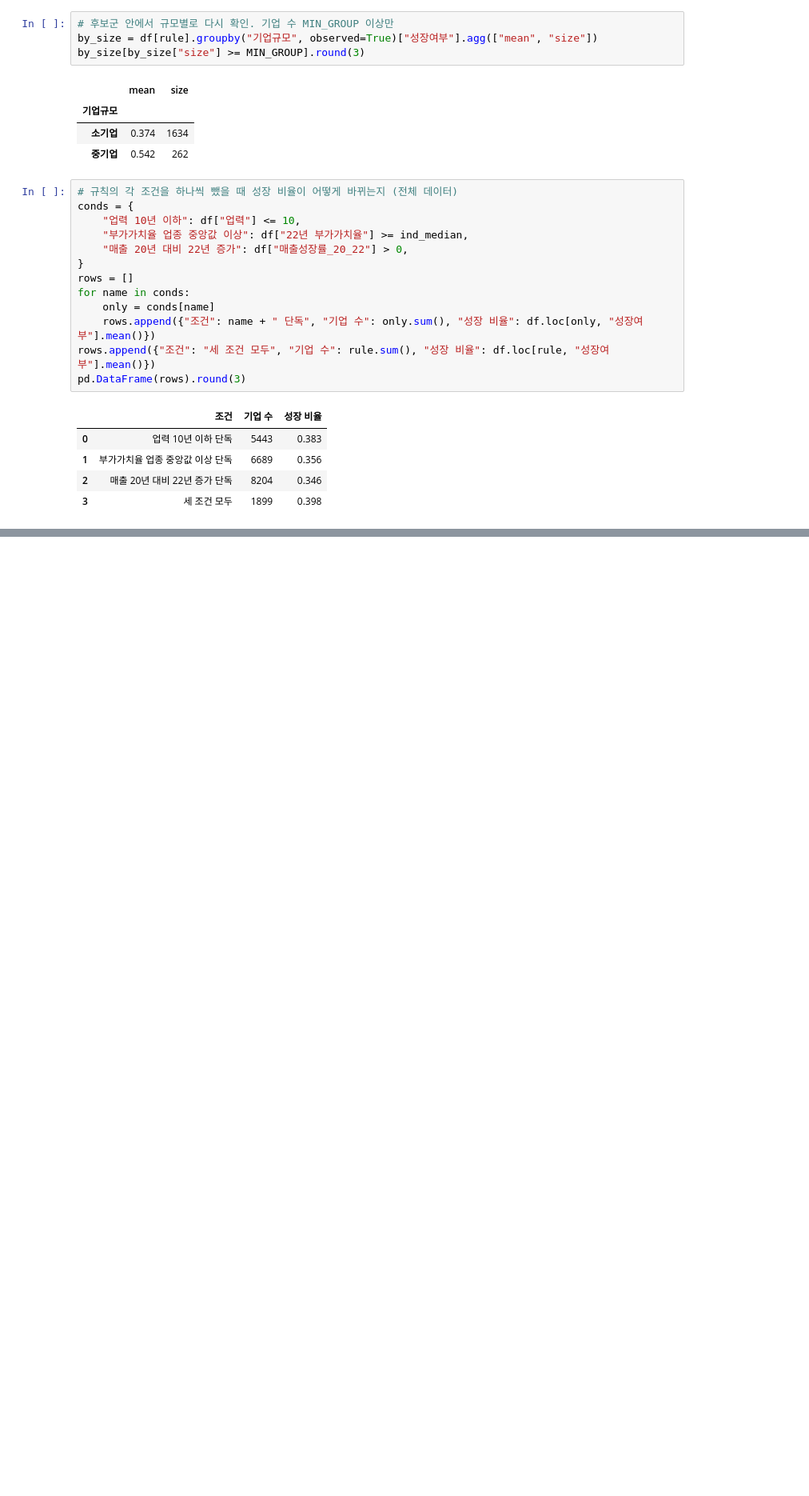
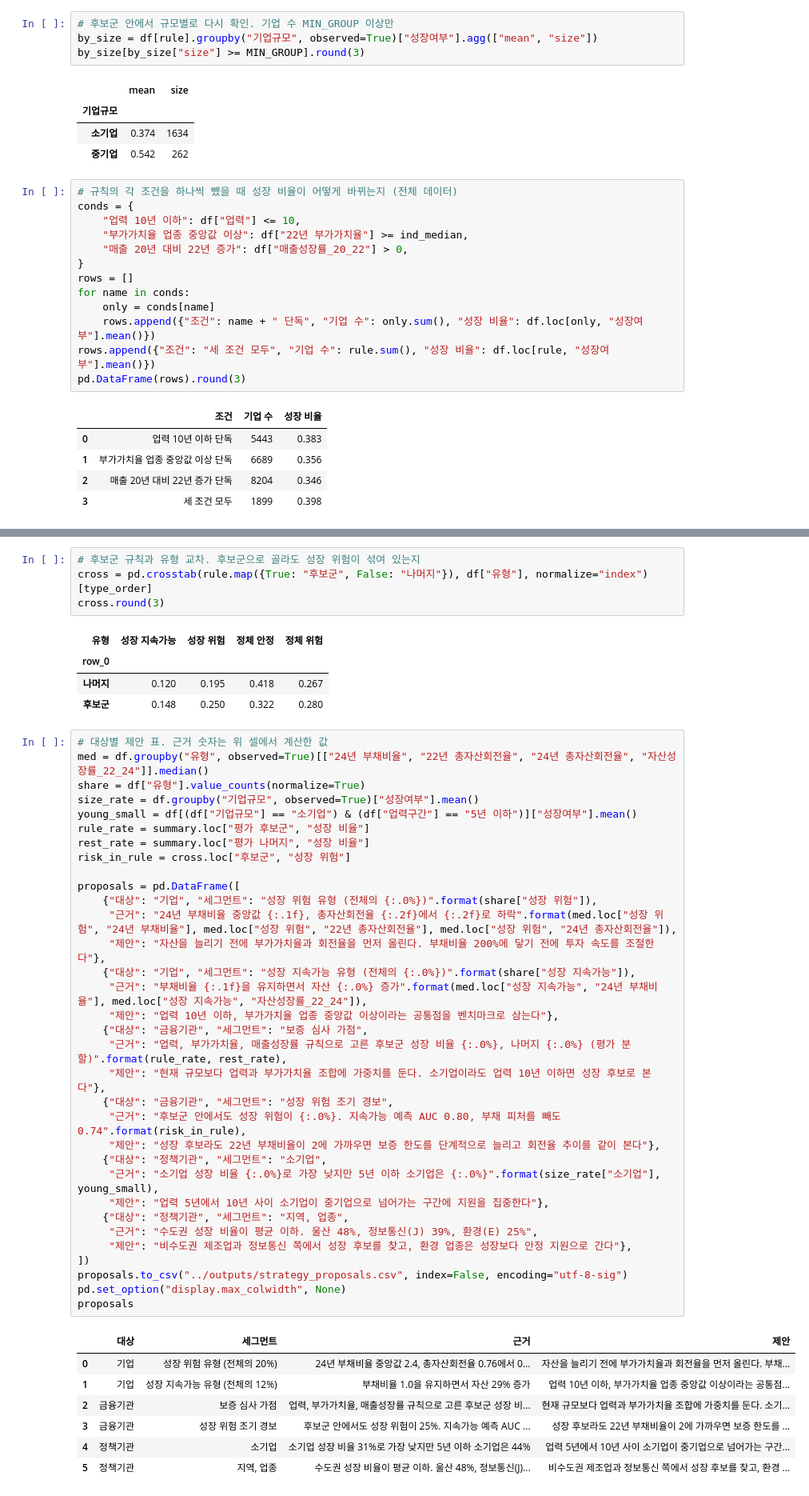
Before and after one commit to JeongHyck06/2026-2_DS_Hackathon, a Jupyter notebook: notebooks/strategy.ipynb, the cells around one changed output, grey strips where cells are left out. Shown at 80% size. Saved outputs shown, nothing was run; the diff lists cells and outputs as text; blank space fills up the shorter version.

```diff
--- a/notebooks/strategy.ipynb
+++ b/notebooks/strategy.ipynb
@@ -190,0 +249,50 @@ pd.DataFrame(rows).round(3)
+# %%
+# 후보군 규칙과 유형 교차. 후보군으로 골라도 성장 위험이 섞여 있는지
+cross = pd.crosstab(rule.map({True: "후보군", False: "나머지"}), df["유형"], normalize="index")[type_order]
+cross.round(3)
+# %% [output]
+| 유형 | 성장 지속가능 | 성장 위험 | 정체 안정 | 정체 위험 |
+| row_0 |  |  |  |  |
+| 나머지 | 0.120 | 0.195 | 0.418 | 0.267 |
+| 후보군 | 0.148 | 0.250 | 0.322 | 0.280 |
+# %%
+# 대상별 제안 표. 근거 숫자는 위 셀에서 계산한 값
+med = df.groupby("유형", observed=True)[["24년 부채비율", "22년 총자산회전율", "24년 총자산회전율", "자산성장률_22_24"]].median()
+share = df["유형"].value_counts(normalize=True)
+size_rate = df.groupby("기업규모", observed=True)["성장여부"].mean()
+young_small = df[(df["기업규모"] == "소기업") & (df["업력구간"] == "5년 이하")]["성장여부"].mean()
+rule_rate = summary.loc["평가 후보군", "성장 비율"]
+rest_rate = summary.loc["평가 나머지", "성장 비율"]
+risk_in_rule = cross.loc["후보군", "성장 위험"]
+
+proposals = pd.DataFrame([
+    {"대상": "기업", "세그먼트": "성장 위험 유형 (전체의 {:.0%})".format(share["성장 위험"]),
+     "근거": "24년 부채비율 중앙값 {:.1f}, 총자산회전율 {:.2f}에서 {:.2f}로 하락".format(med.loc["성장 위험", "24년 부채비율"], med.loc["성장 위험", "22년 총자산회전율"], med.loc["성장 위험", "24년 총자산회전율"]),
+     "제안": "자산을 늘리기 전에 부가가치율과 회전율을 먼저 올린다. 부채비율 200%에 닿기 전에 투자 속도를 조절한다"},
+    {"대상": "기업", "세그먼트": "성장 지속가능 유형 (전체의 {:.0%})".format(share["성장 지속가능"]),
+     "근거": "부채비율 {:.1f}을 유지하면서 자산 {:.0%} 증가".format(med.loc["성장 지속가능", "24년 부채비율"], med.loc["성장 지속가능", "자산성장률_22_24"]),
+     "제안": "업력 10년 이하, 부가가치율 업종 중앙값 이상이라는 공통점을 벤치마크로 삼는다"},
+    {"대상": "금융기관", "세그먼트": "보증 심사 가점",
+     "근거": "업력, 부가가치율, 매출성장률 규칙으로 고른 후보군 성장 비율 {:.0%}, 나머지 {:.0%} (평가 분할)".format(rule_rate, rest_rate),
+     "제안": "현재 규모보다 업력과 부가가치율 조합에 가중치를 둔다. 소기업이라도 업력 10년 이하면 성장 후보로 본다"},
+    {"대상": "금융기관", "세그먼트": "성장 위험 조기 경보",
+     "근거": "후보군 안에서도 성장 위험이 {:.0%}. 지속가능 예측 AUC 0.80, 부채 피처를 빼도 0.74".format(risk_in_rule),
+     "제안": "성장 후보라도 22년 부채비율이 2에 가까우면 보증 한도를 단계적으로 늘리고 회전율 추이를 같이 본다"},
+    {"대상": "정책기관", "세그먼트": "소기업",
+     "근거": "소기업 성장 비율 {:.0%}로 가장 낮지만 5년 이하 소기업은 {:.0%}".format(size_rate["소기업"], young_small),
+     "제안": "업력 5년에서 10년 사이 소기업이 중기업으로 넘어가는 구간에 지원을 집중한다"},
+    {"대상": "정책기관", "세그먼트": "지역, 업종",
+     "근거": "수도권 성장 비율이 평균 이하. 울산 48%, 정보통신(J) 39%, 환경(E) 25%",
+     "제안": "비수도권 제조업과 정보통신 쪽에서 성장 후보를 찾고, 환경 업종은 성장보다 안정 지원으로 간다"},
+])
+proposals.to_csv("../outputs/strategy_proposals.csv", index=False, encoding="utf-8-sig")
+pd.set_option("display.max_colwidth", None)
+proposals
+# %% [output]
+|  | 대상 | 세그먼트 | 근거 | 제안 |
+| 0 | 기업 | 성장 위험 유형 (전체의 20%) | 24년 부채비율 중앙값 2.4, 총자산회전율 0.76에서 0... | 자산을 늘리기 전에 부가가치율과 회전율을 먼저 올린다. 부채... |
+| 1 | 기업 | 성장 지속가능 유형 (전체의 12%) | 부채비율 1.0을 유지하면서 자산 29% 증가 | 업력 10년 이하, 부가가치율 업종 중앙값 이상이라는 공통점... |
+| 2 | 금융기관 | 보증 심사 가점 | 업력, 부가가치율, 매출성장률 규칙으로 고른 후보군 성장 비... | 현재 규모보다 업력과 부가가치율 조합에 가중치를 둔다. 소기... |
+| 3 | 금융기관 | 성장 위험 조기 경보 | 후보군 안에서도 성장 위험이 25%. 지속가능 예측 AUC ... | 성장 후보라도 22년 부채비율이 2에 가까우면 보증 한도를 ... |
+| 4 | 정책기관 | 소기업 | 소기업 성장 비율 31%로 가장 낮지만 5년 이하 소기업은 44% | 업력 5년에서 10년 사이 소기업이 중기업으로 넘어가는 구간... |
+| 5 | 정책기관 | 지역, 업종 | 수도권 성장 비율이 평균 이하. 울산 48%, 정보통신(J)... | 비수도권 제조업과 정보통신 쪽에서 성장 후보를 찾고, 환경 ... |
```
Also changed, not shown: parts of 4 cells of this notebook.
